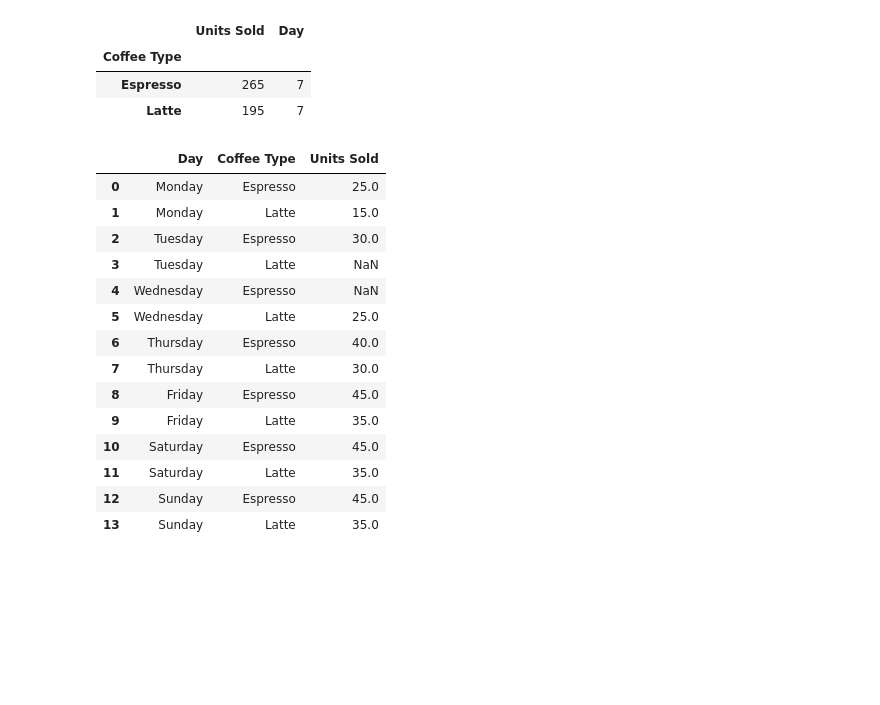
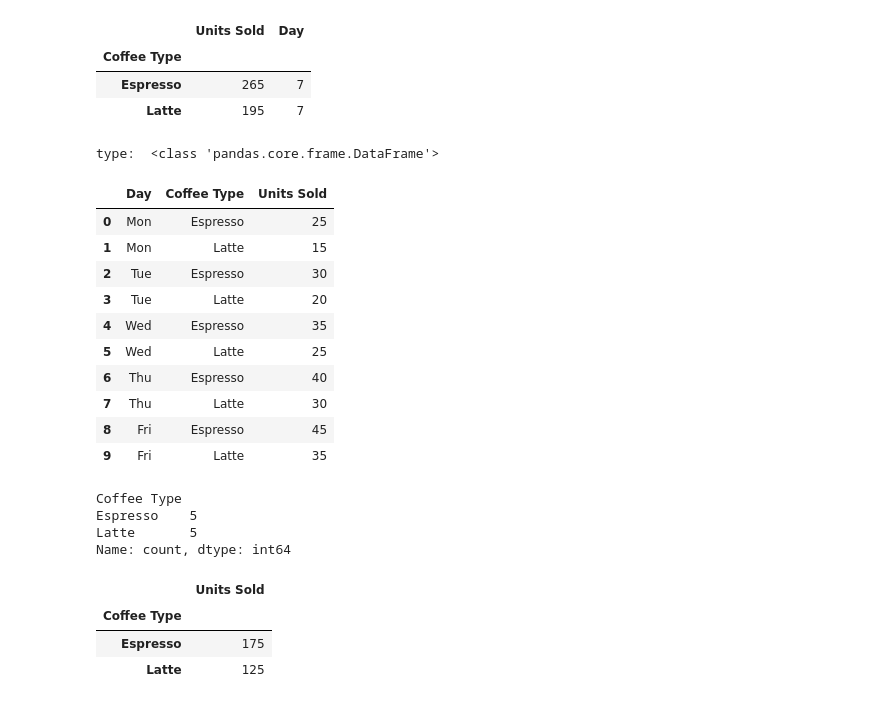
Before and after one commit to EslamKamel89/pandas, a Jupyter notebook: complete-pandas-tutorial/tutorial_2.ipynb, the cells around one changed output. Drawn from its saved outputs; the diff is of its cells as text; code cells hidden in the pictures; blank space fills up the shorter version.

Commit message:
feat(tutorial): enhance pandas DataFrame examples
- Update coffee sales data with abbreviated days and clean values
- Add groupby, aggregation, pivot_table, and date-based analysis

```diff
--- a/complete-pandas-tutorial/tutorial_2.ipynb
+++ b/complete-pandas-tutorial/tutorial_2.ipynb
@@ -1250,20 +1250,39 @@ coffee.groupby(['Coffee Type']).agg({'Units Sold':'sum' , 'Day' :'count'})
 | Espresso | 265 | 7 |
 | Latte | 195 | 7 |
 # %%
-coffee_new
+
+data = {
+    "Day": ["Mon","Mon","Tue","Tue","Wed","Wed","Thu","Thu","Fri","Fri"],
+    "Coffee Type": ["Espresso","Latte","Espresso","Latte","Espresso","Latte","Espresso","Latte","Espresso","Latte"],
+    "Units Sold": [25, 15, 30, 20, 35, 25, 40, 30, 45, 35]
+}
+
+coffee_test = pd.DataFrame(data)
+pr(coffee_test)
 # %% [output]
+type:  <class 'pandas.core.frame.DataFrame'>
 |  | Day | Coffee Type | Units Sold |
-| 0 | Monday | Espresso | 25.0 |
-| 1 | Monday | Latte | 15.0 |
-| 2 | Tuesday | Espresso | 30.0 |
-| 3 | Tuesday | Latte | NaN |
-| 4 | Wednesday | Espresso | NaN |
-| 5 | Wednesday | Latte | 25.0 |
-| 6 | Thursday | Espresso | 40.0 |
-| 7 | Thursday | Latte | 30.0 |
-| 8 | Friday | Espresso | 45.0 |
-| 9 | Friday | Latte | 35.0 |
-| 10 | Saturday | Espresso | 45.0 |
-| 11 | Saturday | Latte | 35.0 |
-| 12 | Sunday | Espresso | 45.0 |
-| 13 | Sunday | Latte | 35.0 |
+| 0 | Mon | Espresso | 25 |
+| 1 | Mon | Latte | 15 |
+| 2 | Tue | Espresso | 30 |
+| 3 | Tue | Latte | 20 |
+| 4 | Wed | Espresso | 35 |
+| 5 | Wed | Latte | 25 |
+| 6 | Thu | Espresso | 40 |
+| 7 | Thu | Latte | 30 |
+| 8 | Fri | Espresso | 45 |
+| 9 | Fri | Latte | 35 |
+# %%
+coffee_test['Coffee Type'].value_counts()
+# %% [output]
+Coffee Type
+Espresso    5
+Latte       5
+Name: count, dtype: int64
+# %%
+coffee_test.groupby('Coffee Type').sum('Units Sold')
+# %% [output]
+|  | Units Sold |
+| Coffee Type |  |
+| Espresso | 175 |
+| Latte | 125 |
```
Also changed, not shown: parts of 3 cells of this notebook.
